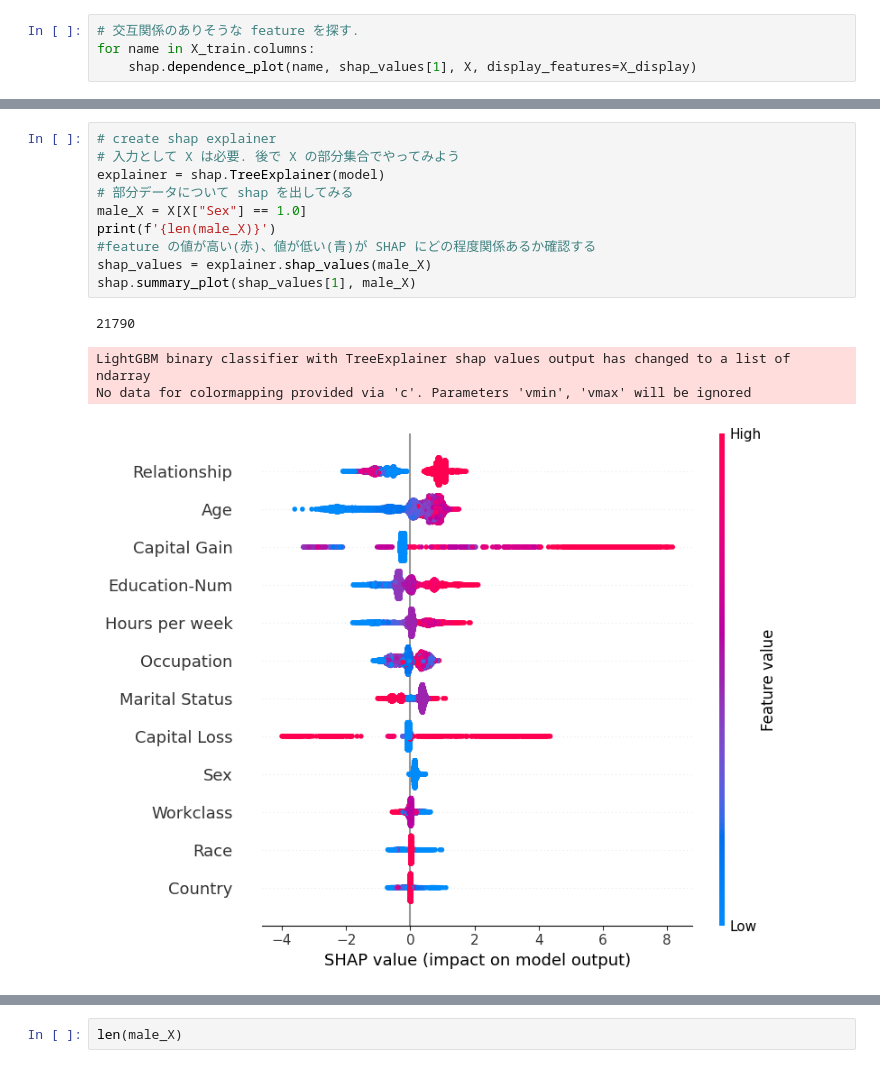
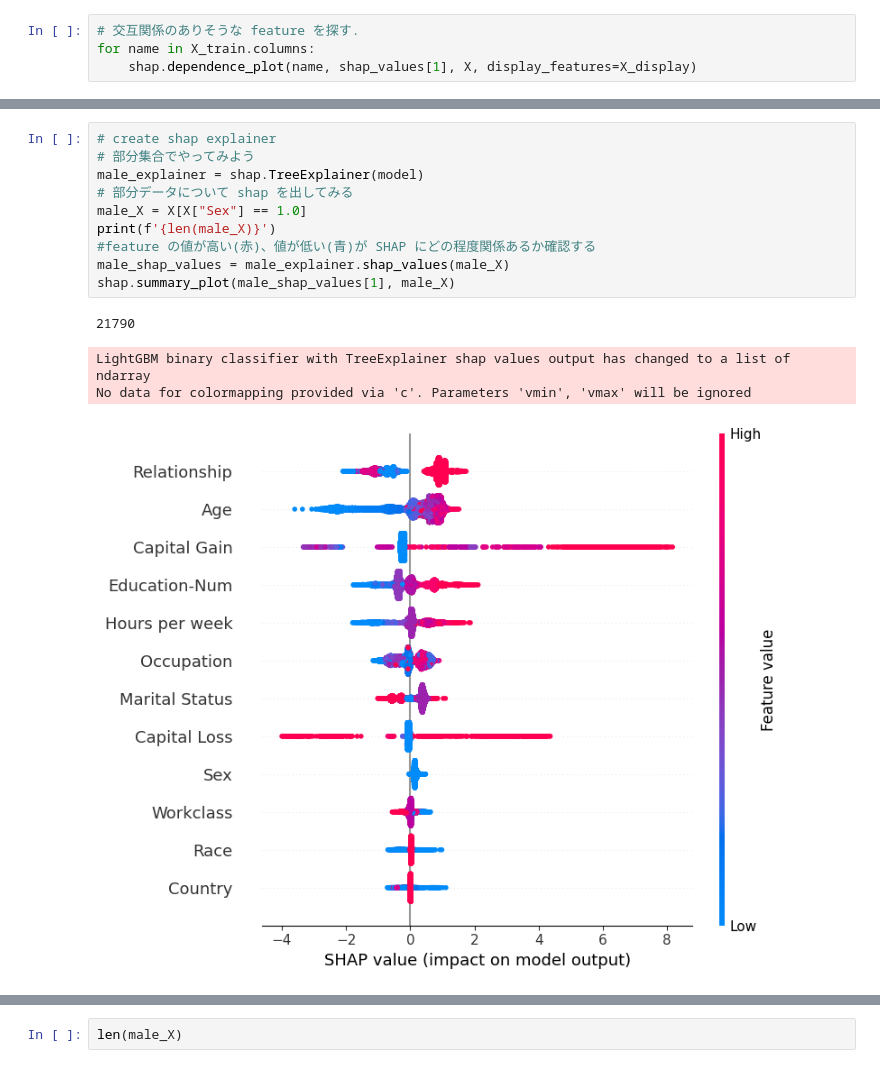
Before and after one commit to aoda2/shap_example, a Jupyter notebook: shap_01.ipynb, the cells around one changed output, grey strips where cells are left out. Drawn from its saved outputs; the diff is of its cells as text.

```diff
--- a/shap_01.ipynb
+++ b/shap_01.ipynb
@@ -129,18 +133,18 @@ IndexError: index 9720 is out of bounds for axis 0 with size 0
 [figure]
 # %%
 # create shap explainer
-# 入力として X は必要. 後で X の部分集合でやってみよう
-explainer = shap.TreeExplainer(model)
+# 部分集合でやってみよう
+male_explainer = shap.TreeExplainer(model)
 # 部分データについて shap を出してみる
 male_X = X[X["Sex"] == 1.0]
 print(f'{len(male_X)}')
 #feature の値が高い(赤)、値が低い(青)が SHAP にどの程度関係あるか確認する
-shap_values = explainer.shap_values(male_X)
-shap.summary_plot(shap_values[1], male_X)
+male_shap_values = male_explainer.shap_values(male_X)
+shap.summary_plot(male_shap_values[1], male_X)
 # %% [output]
 21790
 LightGBM binary classifier with TreeExplainer shap values output has changed to a list of ndarray
 No data for colormapping provided via 'c'. Parameters 'vmin', 'vmax' will be ignored
-[figure, old version]
+[figure, new version]
 # %%
 # create shap explainer
```
Also changed, not shown: parts of 6 cells of this notebook, 3 other files.
